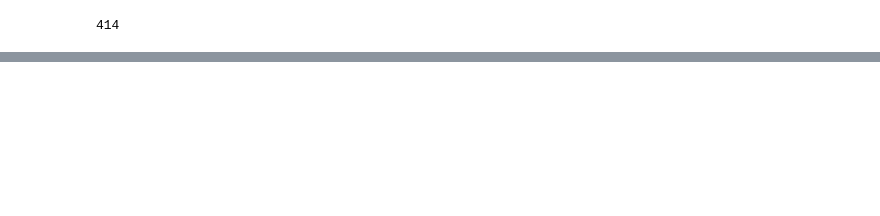
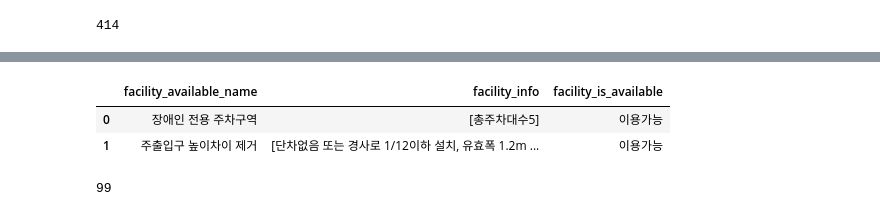
Before and after one commit to BigDataCampus/fresh, a Jupyter notebook: 음식점.ipynb, the cells around one changed output, grey strips where cells are left out. Drawn from its saved outputs; the diff is of its cells as text; code cells hidden in the pictures; blank space fills up the shorter version.

```diff
--- a/음식점.ipynb
+++ b/음식점.ipynb
@@ -79,21 +77,20 @@ for place in place_Depth_code:
             if 'address' is select:
                 address_pre = [re.sub(u'\xa0 \r\n\t*',"",info.text) for info in get_info] # 주소
                 address =[re.sub(u'주소 :  ',"",info) for info in address_pre]
-            if 'phone' is select:
-                phone = [info.text for info in get_info] # 전화번호
-            if 'facility' is select:
-                facility_pre_select = [info for info in get_info] # 편의시설
+#             if 'phone' is select:
+#                 phone = [info.text for info in get_info] # 전화번호
+#             if 'facility' is select:
+#                 facility_pre_select = [info for info in get_info] # 편의시설
 
         if get_info:
             for info_num in range(0, len(place_name)):
-                print(place_name[info_num])
-                facility_select =  facility_pre_select[info_num].select('li > img')
-                facility_select = [row_facility['alt'] for row_facility in facility_select]
-                print(facility_select)
+#                 facility_select =  facility_pre_select[info_num].select('li > img')
+#                 facility_select = [row_facility['alt'] for row_facility in facility_select]
+#                 print(facility_select)
                 info_dict = {'place_name' : place_name[info_num],
                              'place_href' : 'http://disability.seoul.go.kr'+place_href[info_num],
                              'place_address' : address[info_num],
-                             'place_facility' : facility_select
+#                              'place_facility' : facility_select
                              }  #     #
                 result.append(info_dict)
             print(info_dict)
@@ -129,7 +126,7 @@ print(number_len)
 # %% [output]
 414
 # %%
-facility_select =  "div.imgIcoBview dl.accordion" # 필요한 부분만 자르기
+facility_select =  "div.imgIcoBview" # 필요한 부분만 자르기
 # %%
 facility_available_name_select = "dt > a" # 시설물 설치된 이름
 facility_is_available_select = "dt > span" # 시설물 이용가능 or 이용 불편
@@ -137,9 +135,10 @@ facility_info_select = "ul.bulListDot > li" # 시설물 상세 정보
 # %%
+final_dicts = {}
+info_result = []
 for place in place_Depth_code:
-    info_result = []
-    print(place)
+
     for i, info in enumerate(final_dict[place]):
-        info_result.clear()
+        info_result = []
         get_info = getUrl(info['place_href'], select = facility_select)
         facility_available_name= [info.text for info in get_info[0].select(facility_available_name_select)]
         facility_is_available = [info.text for info in get_info[0].select(facility_is_available_select)]
@@ -148,10 +147,15 @@ for place in place_Depth_code:
         facility_info = [ re.sub('^<li>|-|(<br/>)?</li>$' , '' , info).split('<br/>') for info in facility_info]
 
         for info_num in range(0, len(facility_available_name)):
-            info_dict = {'facility_available_name' : facility_available_name[info_num],
+            info_dict  = {'facility_available_name' : facility_available_name[info_num],
                      'facility_is_available' : facility_is_available[info_num],
                      'facility_info' : facility_info[info_num]
                      }
             info_result.append(info_dict)
+        a = str(i)
         final_dict[place][i]['facility_detail_info'] = info_result
+        info_result = None
+# print( final_dict[place][i]['facility_detail_info'])
+#         print( final_dict[place][i]['facility_detail_info'])
+#         print(final_dict[place][i]['facility_detail_info'])
 # %% [output]
@@ -241,0 +316,6 @@ with open('dish_place.json', 'w', encoding="utf-8") as fp:
+# %%
+data
+# %% [output]
+|  | facility_available_name | facility_info | facility_is_available |
+| 0 | 장애인 전용 주차구역 | [총주차대수5] | 이용가능 |
+| 1 | 주출입구 높이차이 제거 | [단차없음 또는 경사로 1/12이하 설치, 유효폭 1.2m ... | 이용가능 |
@@ -241,0 +329,4 @@ with open('dish_place.json', 'w', encoding="utf-8") as fp:
+# %%
+len(gettest)
+# %% [output]
+99
```
Also changed, not shown: parts of 16 cells of this notebook.
